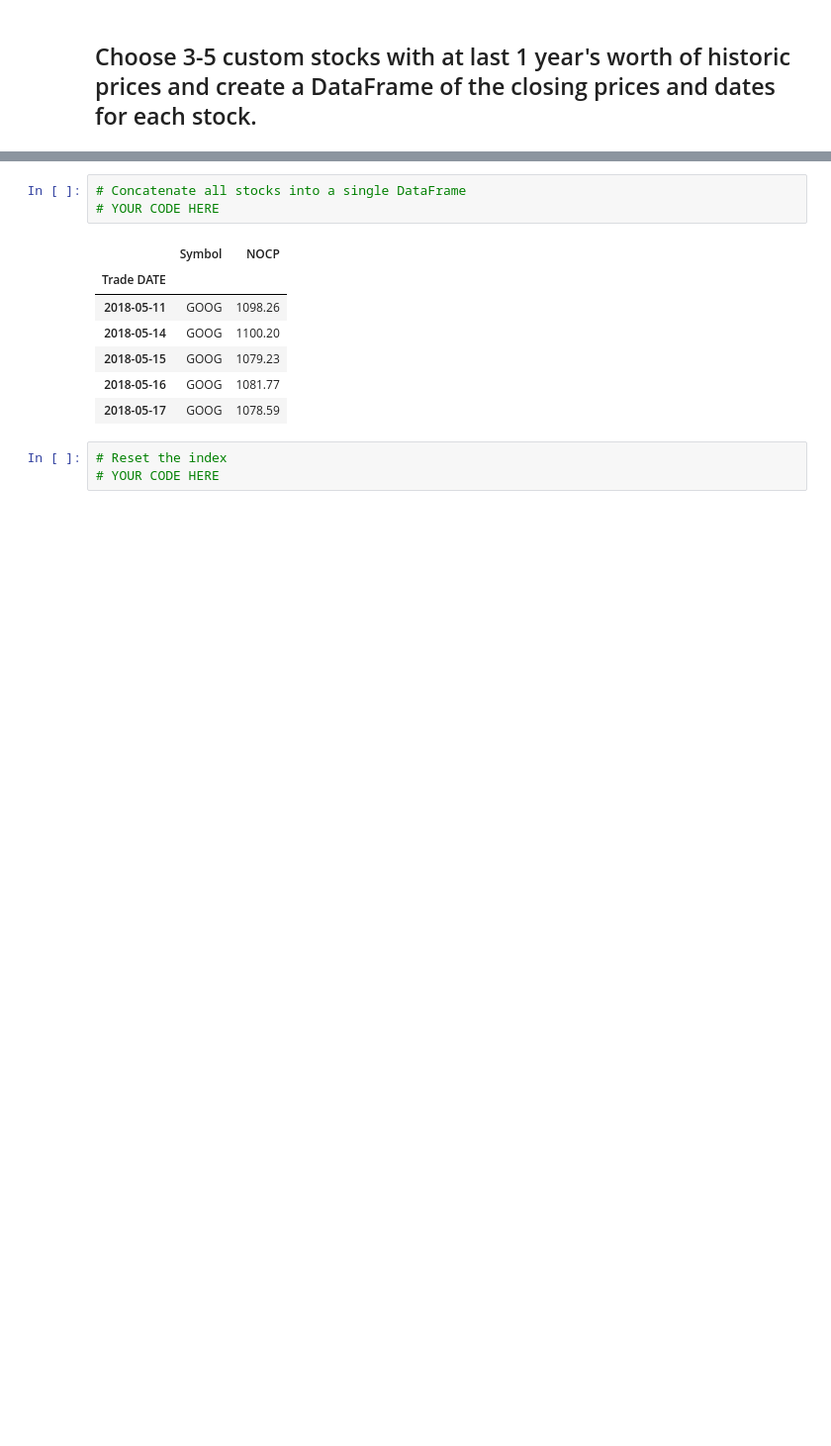
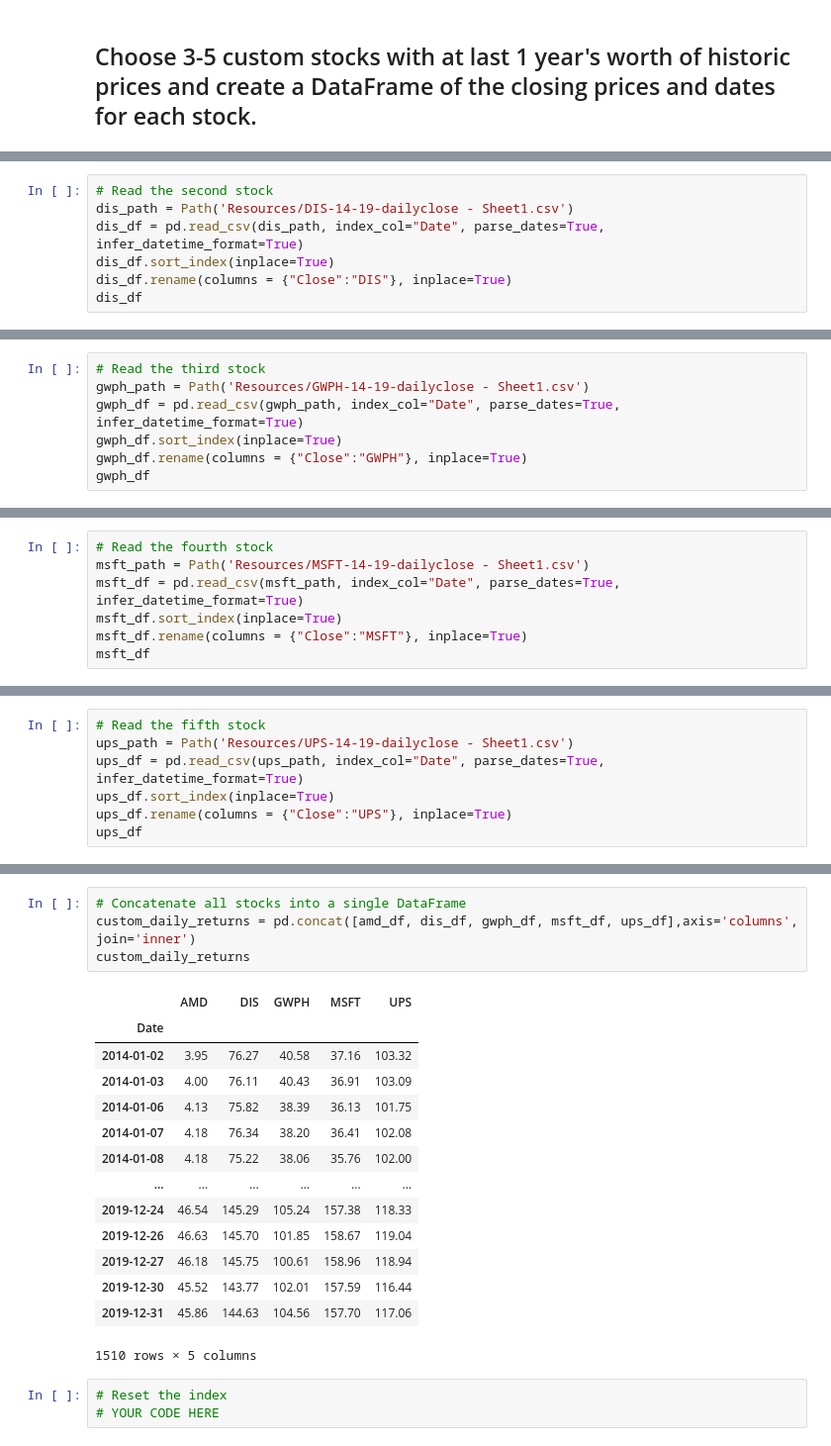
Before and after one commit to kris-ai/pandas-homework, a Jupyter notebook: solution_analysis/whale_analysis.ipynb, the cells around one changed output, grey strips where cells are left out. Shown at 99% size. Cells and saved outputs as stored; diff of their text form; blank space fills up the shorter version.

Commit message:
Updated through custom portfolio Oct 5

```diff
--- a/solution_analysis/whale_analysis.ipynb
+++ b/solution_analysis/whale_analysis.ipynb
@@ -430,0 +409,7 @@ In this section, you will build your own portfolio of stocks, calculate the retu
+# %%
+# Read the second stock
+dis_path = Path('Resources/DIS-14-19-dailyclose - Sheet1.csv')
+dis_df = pd.read_csv(dis_path, index_col="Date", parse_dates=True, infer_datetime_format=True)
+dis_df.sort_index(inplace=True)
+dis_df.rename(columns = {"Close":"DIS"}, inplace=True)
+dis_df
@@ -430,0 +431,7 @@ In this section, you will build your own portfolio of stocks, calculate the retu
+# %%
+# Read the third stock
+gwph_path = Path('Resources/GWPH-14-19-dailyclose - Sheet1.csv')
+gwph_df = pd.read_csv(gwph_path, index_col="Date", parse_dates=True, infer_datetime_format=True)
+gwph_df.sort_index(inplace=True)
+gwph_df.rename(columns = {"Close":"GWPH"}, inplace=True)
+gwph_df
@@ -430,0 +453,7 @@ In this section, you will build your own portfolio of stocks, calculate the retu
+# %%
+# Read the fourth stock
+msft_path = Path('Resources/MSFT-14-19-dailyclose - Sheet1.csv')
+msft_df = pd.read_csv(msft_path, index_col="Date", parse_dates=True, infer_datetime_format=True)
+msft_df.sort_index(inplace=True)
+msft_df.rename(columns = {"Close":"MSFT"}, inplace=True)
+msft_df
@@ -430,0 +475,7 @@ In this section, you will build your own portfolio of stocks, calculate the retu
+# %%
+# Read the fifth stock
+ups_path = Path('Resources/UPS-14-19-dailyclose - Sheet1.csv')
+ups_df = pd.read_csv(ups_path, index_col="Date", parse_dates=True, infer_datetime_format=True)
+ups_df.sort_index(inplace=True)
+ups_df.rename(columns = {"Close":"UPS"}, inplace=True)
+ups_df
@@ -431,14 +497,22 @@ In this section, you will build your own portfolio of stocks, calculate the retu
 # %%
 # Concatenate all stocks into a single DataFrame
-# YOUR CODE HERE
+custom_daily_returns = pd.concat([amd_df, dis_df, gwph_df, msft_df, ups_df],axis='columns', join='inner')
+custom_daily_returns
 # %% [output]
-|  | Symbol | NOCP |
-| Trade DATE |  |  |
-| 2018-05-11 | GOOG | 1098.26 |
-| 2018-05-14 | GOOG | 1100.20 |
-| 2018-05-15 | GOOG | 1079.23 |
-| 2018-05-16 | GOOG | 1081.77 |
-| 2018-05-17 | GOOG | 1078.59 |
+|  | AMD | DIS | GWPH | MSFT | UPS |
+| Date |  |  |  |  |  |
+| 2014-01-02 | 3.95 | 76.27 | 40.58 | 37.16 | 103.32 |
+| 2014-01-03 | 4.00 | 76.11 | 40.43 | 36.91 | 103.09 |
+| 2014-01-06 | 4.13 | 75.82 | 38.39 | 36.13 | 101.75 |
+| 2014-01-07 | 4.18 | 76.34 | 38.20 | 36.41 | 102.08 |
+| 2014-01-08 | 4.18 | 75.22 | 38.06 | 35.76 | 102.00 |
+| ... | ... | ... | ... | ... | ... |
+| 2019-12-24 | 46.54 | 145.29 | 105.24 | 157.38 | 118.33 |
+| 2019-12-26 | 46.63 | 145.70 | 101.85 | 158.67 | 119.04 |
+| 2019-12-27 | 46.18 | 145.75 | 100.61 | 158.96 | 118.94 |
+| 2019-12-30 | 45.52 | 143.77 | 102.01 | 157.59 | 116.44 |
+| 2019-12-31 | 45.86 | 144.63 | 104.56 | 157.70 | 117.06 |
+1510 rows × 5 columns
 # %%
 # Reset the index
 # YOUR CODE HERE
```
Also changed, not shown: parts of 18 cells of this notebook, 5 other files.
